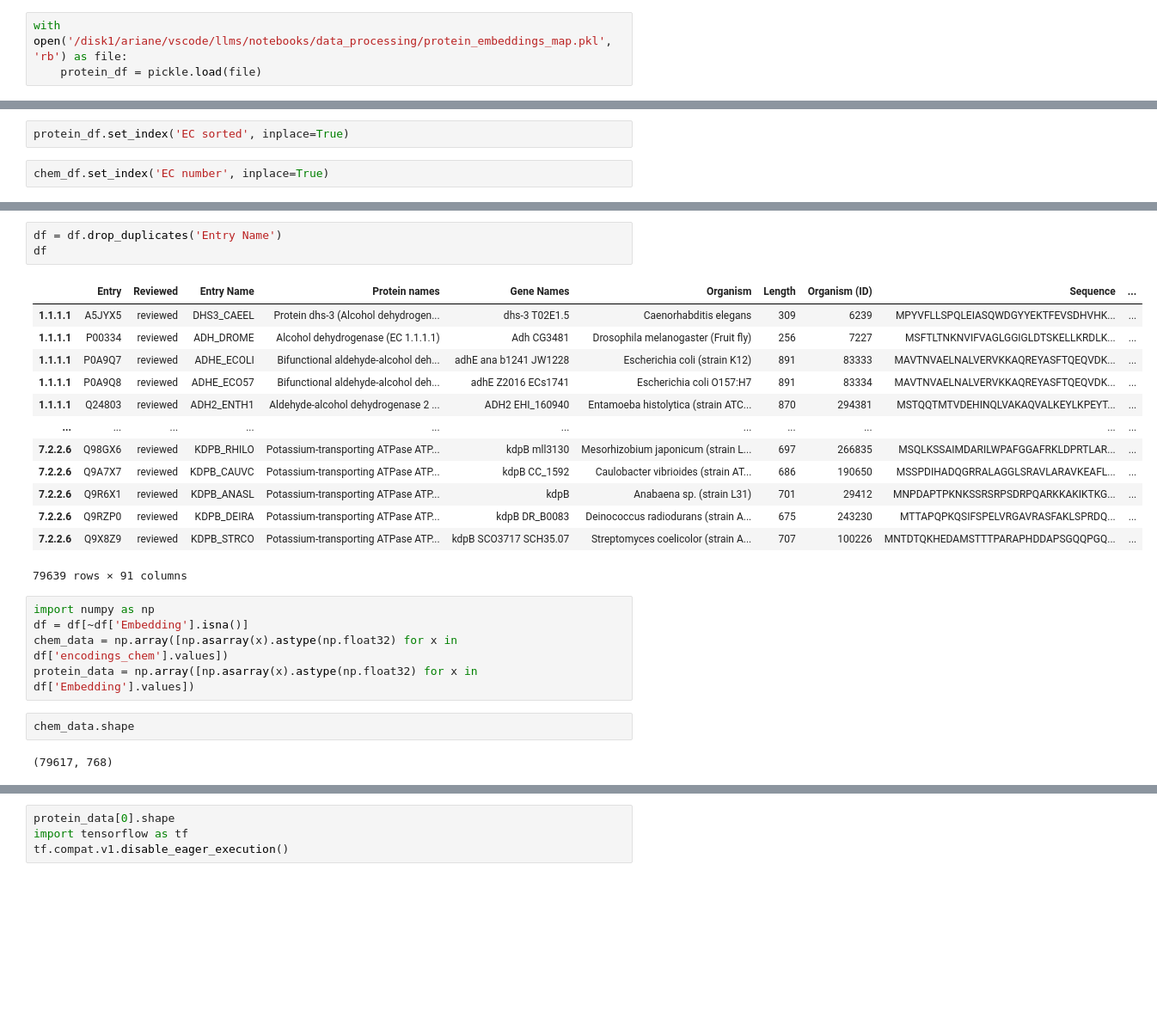
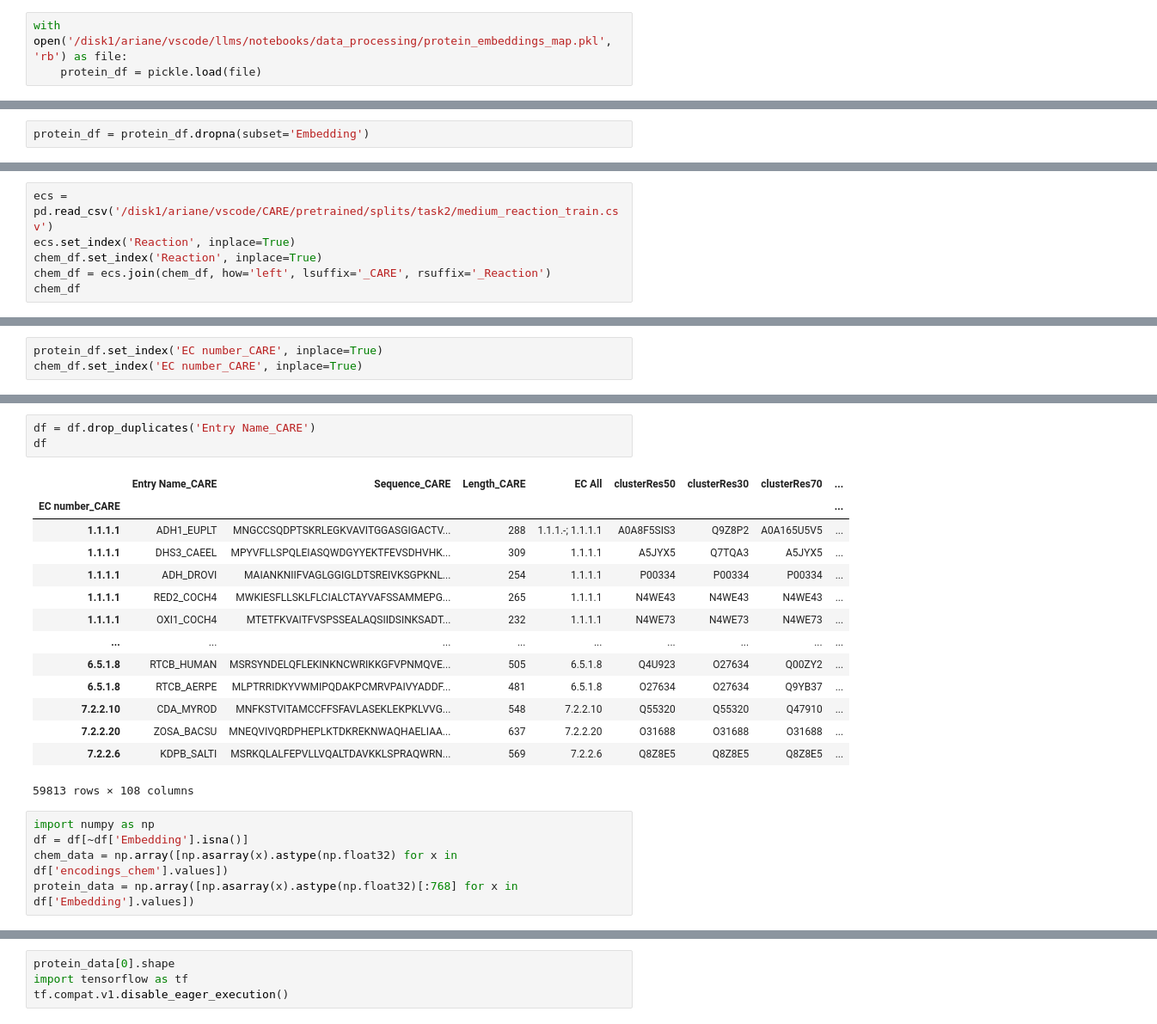
Before and after one commit to ArianeMora/scivae, a Jupyter notebook: example/VAE protein chem encoder.ipynb, the cells around one changed output, grey strips where cells are left out. Shown: that part at 86% size. Drawn from its saved outputs; the diff is of its cells as text; blank space fills up the shorter version.

```diff
--- a/example/VAE protein chem encoder.ipynb
+++ b/example/VAE protein chem encoder.ipynb
@@ -65,0 +67,2 @@ protein_df = protein_df[~protein_df['EC sorted'].isna()]
+# %%
+protein_df = protein_df.dropna(subset='Embedding')
@@ -65,0 +86,6 @@ protein_df = protein_df[~protein_df['EC sorted'].isna()]
+# %%
+ecs = pd.read_csv('/disk1/ariane/vscode/CARE/pretrained/splits/task2/medium_reaction_train.csv')
+ecs.set_index('Reaction', inplace=True)
+chem_df.set_index('Reaction', inplace=True)
+chem_df = ecs.join(chem_df, how='left', lsuffix='_CARE', rsuffix='_Reaction')
+chem_df
@@ -66,7 +107,6 @@ protein_df = protein_df[~protein_df['EC sorted'].isna()]
 # %%
-protein_df.set_index('EC sorted', inplace=True)
+protein_df.set_index('EC number_CARE', inplace=True)
+chem_df.set_index('EC number_CARE', inplace=True)
-# %%
-chem_df.set_index('EC number', inplace=True)
 # %%
 df = protein_df.join(chem_df, how='inner', lsuffix='_protein', rsuffix='_chem')
 df
@@ -87,26 +128,23 @@ df
 # %%
-df = df.drop_duplicates('Entry Name')
+df = df.drop_duplicates('Entry Name_CARE')
 df
 # %% [output]
-|  | Entry | Reviewed | Entry Name | Protein names | Gene Names | Organism | Length | Organism (ID) | Sequence | ... |
-| 1.1.1.1 | A5JYX5 | reviewed | DHS3_CAEEL | Protein dhs-3 (Alcohol dehydrogen... | dhs-3 T02E1.5 | Caenorhabditis elegans | 309 | 6239 | MPYVFLLSPQLEIASQWDGYYEKTFEVSDHVHK... | ... |
-| 1.1.1.1 | P00334 | reviewed | ADH_DROME | Alcohol dehydrogenase (EC 1.1.1.1) | Adh CG3481 | Drosophila melanogaster (Fruit fly) | 256 | 7227 | MSFTLTNKNVIFVAGLGGIGLDTSKELLKRDLK... | ... |
-| 1.1.1.1 | P0A9Q7 | reviewed | ADHE_ECOLI | Bifunctional aldehyde-alcohol deh... | adhE ana b1241 JW1228 | Escherichia coli (strain K12) | 891 | 83333 | MAVTNVAELNALVERVKKAQREYASFTQEQVDK... | ... |
-| 1.1.1.1 | P0A9Q8 | reviewed | ADHE_ECO57 | Bifunctional aldehyde-alcohol deh... | adhE Z2016 ECs1741 | Escherichia coli O157:H7 | 891 | 83334 | MAVTNVAELNALVERVKKAQREYASFTQEQVDK... | ... |
-| 1.1.1.1 | Q24803 | reviewed | ADH2_ENTH1 | Aldehyde-alcohol dehydrogenase 2 ... | ADH2 EHI_160940 | Entamoeba histolytica (strain ATC... | 870 | 294381 | MSTQQTMTVDEHINQLVAKAQVALKEYLKPEYT... | ... |
-| ... | ... | ... | ... | ... | ... | ... | ... | ... | ... | ... |
-| 7.2.2.6 | Q98GX6 | reviewed | KDPB_RHILO | Potassium-transporting ATPase ATP... | kdpB mll3130 | Mesorhizobium japonicum (strain L... | 697 | 266835 | MSQLKSSAIMDARILWPAFGGAFRKLDPRTLAR... | ... |
-| 7.2.2.6 | Q9A7X7 | reviewed | KDPB_CAUVC | Potassium-transporting ATPase ATP... | kdpB CC_1592 | Caulobacter vibrioides (strain AT... | 686 | 190650 | MSSPDIHADQGRRALAGGLSRAVLARAVKEAFL... | ... |
-| 7.2.2.6 | Q9R6X1 | reviewed | KDPB_ANASL | Potassium-transporting ATPase ATP... | kdpB | Anabaena sp. (strain L31) | 701 | 29412 | MNPDAPTPKNKSSRSRPSDRPQARKKAKIKTKG... | ... |
-| 7.2.2.6 | Q9RZP0 | reviewed | KDPB_DEIRA | Potassium-transporting ATPase ATP... | kdpB DR_B0083 | Deinococcus radiodurans (strain A... | 675 | 243230 | MTTAPQPKQSIFSPELVRGAVRASFAKLSPRDQ... | ... |
-| 7.2.2.6 | Q9X8Z9 | reviewed | KDPB_STRCO | Potassium-transporting ATPase ATP... | kdpB SCO3717 SCH35.07 | Streptomyces coelicolor (strain A... | 707 | 100226 | MNTDTQKHEDAMSTTTPARAPHDDAPSGQQPGQ... | ... |
+|  | Entry Name_CARE | Sequence_CARE | Length_CARE | EC All | clusterRes50 | clusterRes30 | clusterRes70 | ... |
+| EC number_CARE |  |  |  |  |  |  |  | ... |
+| 1.1.1.1 | ADH1_EUPLT | MNGCCSQDPTSKRLEGKVAVITGGASGIGACTV... | 288 | 1.1.1.-; 1.1.1.1 | A0A8F5SIS3 | Q9Z8P2 | A0A165U5V5 | ... |
+| 1.1.1.1 | DHS3_CAEEL | MPYVFLLSPQLEIASQWDGYYEKTFEVSDHVHK... | 309 | 1.1.1.1 | A5JYX5 | Q7TQA3 | A5JYX5 | ... |
+| 1.1.1.1 | ADH_DROVI | MAIANKNIIFVAGLGGIGLDTSREIVKSGPKNL... | 254 | 1.1.1.1 | P00334 | P00334 | P00334 | ... |
+| 1.1.1.1 | RED2_COCH4 | MWKIESFLLSKLFLCIALCTAYVAFSSAMMEPG... | 265 | 1.1.1.1 | N4WE43 | N4WE43 | N4WE43 | ... |
+| 1.1.1.1 | OXI1_COCH4 | MTETFKVAITFVSPSSEALAQSIIDSINKSADT... | 232 | 1.1.1.1 | N4WE73 | N4WE73 | N4WE73 | ... |
+| ... | ... | ... | ... | ... | ... | ... | ... | ... |
+| 6.5.1.8 | RTCB_HUMAN | MSRSYNDELQFLEKINKNCWRIKKGFVPNMQVE... | 505 | 6.5.1.8 | Q4U923 | O27634 | Q00ZY2 | ... |
+| 6.5.1.8 | RTCB_AERPE | MLPTRRIDKYVWMIPQDAKPCMRVPAIVYADDF... | 481 | 6.5.1.8 | O27634 | O27634 | Q9YB37 | ... |
+| 7.2.2.10 | CDA_MYROD | MNFKSTVITAMCCFFSFAVLASEKLEKPKLVVG... | 548 | 7.2.2.10 | Q55320 | Q55320 | Q47910 | ... |
+| 7.2.2.20 | ZOSA_BACSU | MNEQVIVQRDPHEPLKTDKREKNWAQHAELIAA... | 637 | 7.2.2.20 | O31688 | O31688 | O31688 | ... |
+| 7.2.2.6 | KDPB_SALTI | MSRKQLALFEPVLLVQALTDAVKKLSPRAQWRN... | 569 | 7.2.2.6 | Q8Z8E5 | Q8Z8E5 | Q8Z8E5 | ... |
-79639 rows × 91 columns
+59813 rows × 108 columns
 # %%
 import numpy as np
 df = df[~df['Embedding'].isna()]
 chem_data = np.array([np.asarray(x).astype(np.float32) for x in df['encodings_chem'].values])
-protein_data = np.array([np.asarray(x).astype(np.float32) for x in df['Embedding'].values])
+protein_data = np.array([np.asarray(x).astype(np.float32)[:768] for x in df['Embedding'].values])
-# %%
-chem_data.shape
-# %% [output]
-(79617, 768)
```
Also changed, not shown: parts of 33 cells of this notebook.
